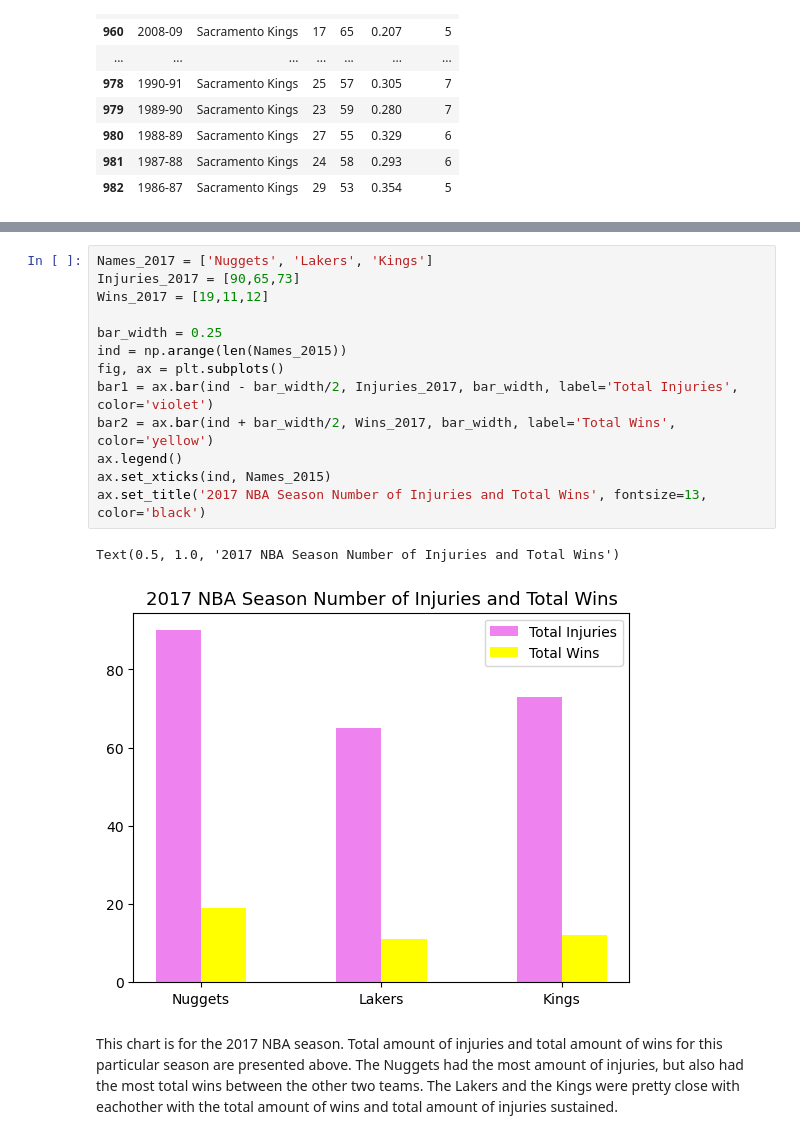
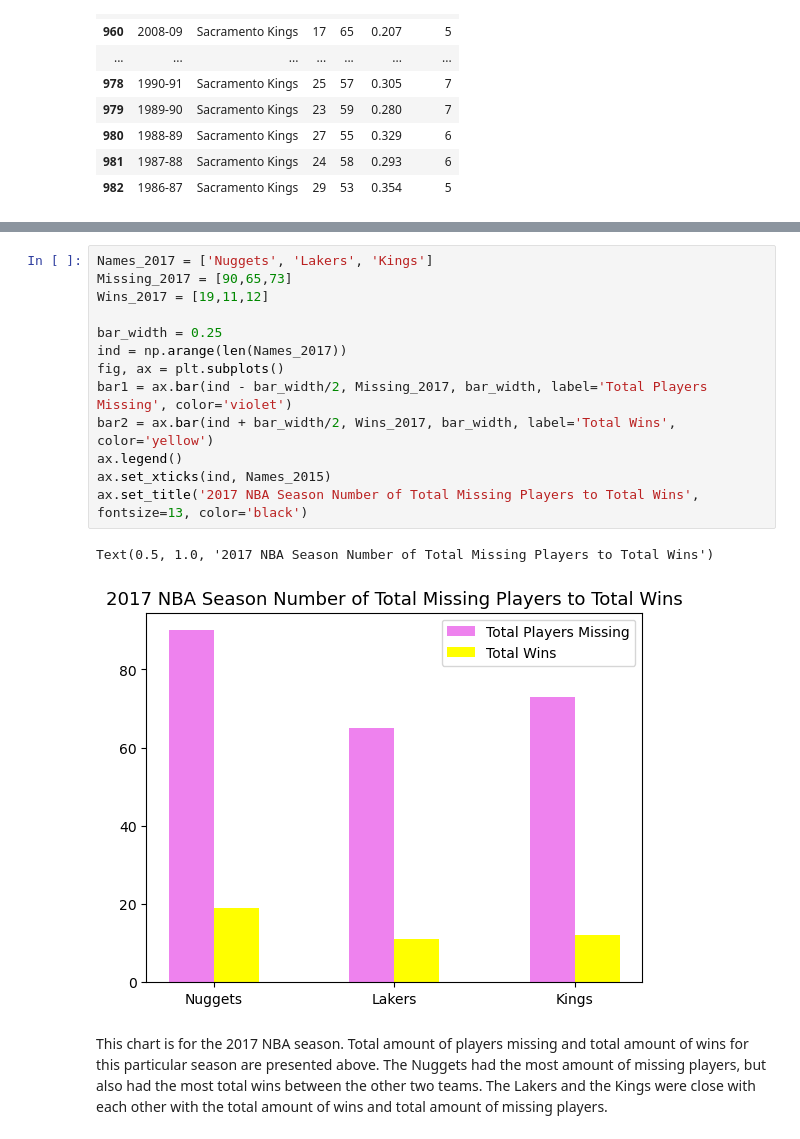
Before and after one commit to paulhji/team_gaap_project1, a Jupyter notebook: NBA Injuries.ipynb, the cells around one changed output, grey strips where cells are left out. Cells and saved outputs as stored; diff of their text form.

```diff
--- a/NBA Injuries.ipynb
+++ b/NBA Injuries.ipynb
@@ -502,18 +502,18 @@ This chart is for the 2016 NBA season. Total amount of injuries and total amount
 # %%
 Names_2017 = ['Nuggets', 'Lakers', 'Kings']
-Injuries_2017 = [90,65,73]
+Missing_2017 = [90,65,73]
 Wins_2017 = [19,11,12]
 
 bar_width = 0.25
-ind = np.arange(len(Names_2015))
+ind = np.arange(len(Names_2017))
 fig, ax = plt.subplots()
-bar1 = ax.bar(ind - bar_width/2, Injuries_2017, bar_width, label='Total Injuries', color='violet')
+bar1 = ax.bar(ind - bar_width/2, Missing_2017, bar_width, label='Total Players Missing', color='violet')
 bar2 = ax.bar(ind + bar_width/2, Wins_2017, bar_width, label='Total Wins', color='yellow')
 ax.legend()
 ax.set_xticks(ind, Names_2015)
-ax.set_title('2017 NBA Season Number of Injuries and Total Wins', fontsize=13, color='black')
+ax.set_title('2017 NBA Season Number of Total Missing Players to Total Wins', fontsize=13, color='black')
 # %% [output]
-Text(0.5, 1.0, '2017 NBA Season Number of Injuries and Total Wins')
+Text(0.5, 1.0, '2017 NBA Season Number of Total Missing Players to Total Wins')
-[figure, old version]
+[figure, new version]
 # %% [markdown]
-This chart is for the 2017 NBA season. Total amount of injuries and total amount of wins for this particular season are presented above. The Nuggets had the most amount of injuries, but also had the most total wins between the other two teams. The Lakers and the Kings were pretty close with eachother with the total amount of wins and total amount of injuries sustained.
+This chart is for the 2017 NBA season. Total amount of players missing and total amount of wins for this particular season are presented above. The Nuggets had the most amount of missing players, but also had the most total wins between the other two teams. The Lakers and the Kings were close with each other with the total amount of wins and total amount of missing players.
```
Also changed, not shown: parts of 6 cells of this notebook, 2 other files.
